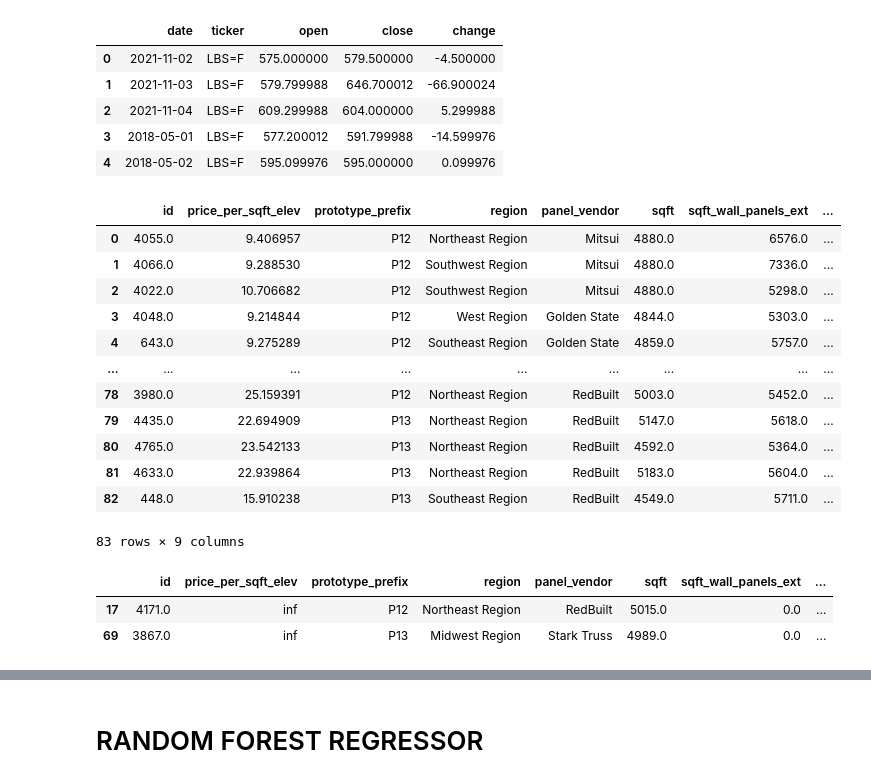
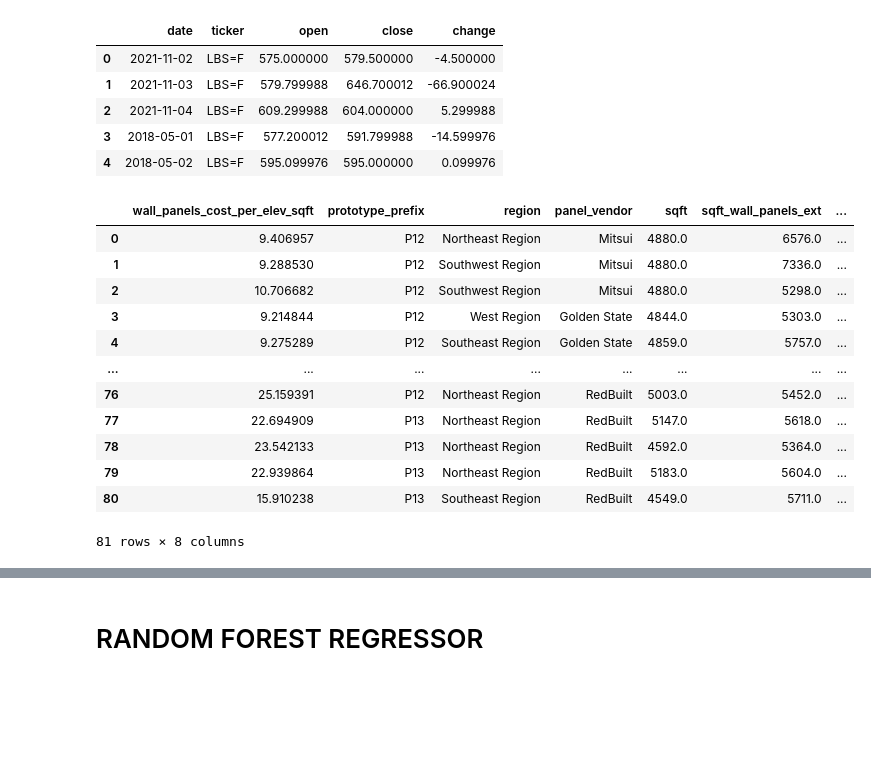
Before and after one commit to JohnnyBuccola/bbc-20-project-dashboard, a Jupyter notebook: notebooks/ml_exploration.ipynb, the cells around one changed output, grey strips where cells are left out. Saved outputs shown, nothing was run; the diff lists cells and outputs as text; code cells hidden in the pictures; blank space fills up the shorter version.

Commit message:
added cost calculator UI, adjusted ML models

```diff
--- a/notebooks/ml_exploration.ipynb
+++ b/notebooks/ml_exploration.ipynb
@@ -31,37 +31,32 @@ merged = projects_df.merge(lumber_df,left_on="sales_order_date", right_on="date"
 # merged['sqft_wall_panels'] = merged['sqft_wall_panels_ext'] + merged['sqft_wall_panels_int']
 # merged.to_csv('merged.csv')
 # %%
-features = ['id','wall_panels_cost_per_elev_sqft','sales_order_date','prototype_prefix','region','panel_vendor','sqft','sqft_wall_panels_ext', 'sqft_wall_panels_int','close']
+features = ['wall_panels_cost_per_elev_sqft','sales_order_date','prototype_prefix','region','panel_vendor','sqft','sqft_wall_panels_ext', 'sqft_wall_panels_int','close']
+# features = ['wall_panels_cost_per_elev_sqft','sales_order_date','prototype_prefix','region','panel_vendor','sqft','sqft_wall_panels_ext','close']
 
 # Create new df containing only columns relevant to analyitics
 analytical_df = merged[features].sort_values(by=['sales_order_date'],ascending=True)
 # Only consider P12 and P13
 analytical_df = analytical_df[analytical_df['prototype_prefix'].str.startswith('P12') | analytical_df['prototype_prefix'].str.startswith('P13')]
 
 
 # Sales order date only needed for merge -
 analytical_df = analytical_df.drop(columns=['sales_order_date']).reset_index().drop(axis=1,columns='index')
 analytical_df
 # %% [output]
-|  | id | price_per_sqft_elev | prototype_prefix | region | panel_vendor | sqft | sqft_wall_panels_ext | ... |
-| 0 | 4055.0 | 9.406957 | P12 | Northeast Region | Mitsui | 4880.0 | 6576.0 | ... |
-| 1 | 4066.0 | 9.288530 | P12 | Southwest Region | Mitsui | 4880.0 | 7336.0 | ... |
-| 2 | 4022.0 | 10.706682 | P12 | Southwest Region | Mitsui | 4880.0 | 5298.0 | ... |
-| 3 | 4048.0 | 9.214844 | P12 | West Region | Golden State | 4844.0 | 5303.0 | ... |
-| 4 | 643.0 | 9.275289 | P12 | Southeast Region | Golden State | 4859.0 | 5757.0 | ... |
-| ... | ... | ... | ... | ... | ... | ... | ... | ... |
-| 78 | 3980.0 | 25.159391 | P12 | Northeast Region | RedBuilt | 5003.0 | 5452.0 | ... |
-| 79 | 4435.0 | 22.694909 | P13 | Northeast Region | RedBuilt | 5147.0 | 5618.0 | ... |
-| 80 | 4765.0 | 23.542133 | P13 | Northeast Region | RedBuilt | 4592.0 | 5364.0 | ... |
-| 81 | 4633.0 | 22.939864 | P13 | Northeast Region | RedBuilt | 5183.0 | 5604.0 | ... |
-| 82 | 448.0 | 15.910238 | P13 | Southeast Region | RedBuilt | 4549.0 | 5711.0 | ... |
+|  | wall_panels_cost_per_elev_sqft | prototype_prefix | region | panel_vendor | sqft | sqft_wall_panels_ext | ... |
+| 0 | 9.406957 | P12 | Northeast Region | Mitsui | 4880.0 | 6576.0 | ... |
+| 1 | 9.288530 | P12 | Southwest Region | Mitsui | 4880.0 | 7336.0 | ... |
+| 2 | 10.706682 | P12 | Southwest Region | Mitsui | 4880.0 | 5298.0 | ... |
+| 3 | 9.214844 | P12 | West Region | Golden State | 4844.0 | 5303.0 | ... |
+| 4 | 9.275289 | P12 | Southeast Region | Golden State | 4859.0 | 5757.0 | ... |
+| ... | ... | ... | ... | ... | ... | ... | ... |
+| 76 | 25.159391 | P12 | Northeast Region | RedBuilt | 5003.0 | 5452.0 | ... |
+| 77 | 22.694909 | P13 | Northeast Region | RedBuilt | 5147.0 | 5618.0 | ... |
+| 78 | 23.542133 | P13 | Northeast Region | RedBuilt | 4592.0 | 5364.0 | ... |
+| 79 | 22.939864 | P13 | Northeast Region | RedBuilt | 5183.0 | 5604.0 | ... |
+| 80 | 15.910238 | P13 | Southeast Region | RedBuilt | 4549.0 | 5711.0 | ... |
-83 rows × 9 columns
+81 rows × 8 columns
-# %%
-analytical_df[analytical_df['sqft_wall_panels_ext'] == 0]
-# %% [output]
-|  | id | price_per_sqft_elev | prototype_prefix | region | panel_vendor | sqft | sqft_wall_panels_ext | ... |
-| 17 | 4171.0 | inf | P12 | Northeast Region | RedBuilt | 5015.0 | 0.0 | ... |
-| 69 | 3867.0 | inf | P13 | Midwest Region | Stark Truss | 4989.0 | 0.0 | ... |
 # %%
 #ML Packages
 from sklearn.model_selection import train_test_split
```
Also changed, not shown: parts of 13 cells of this notebook, 2 other files.
